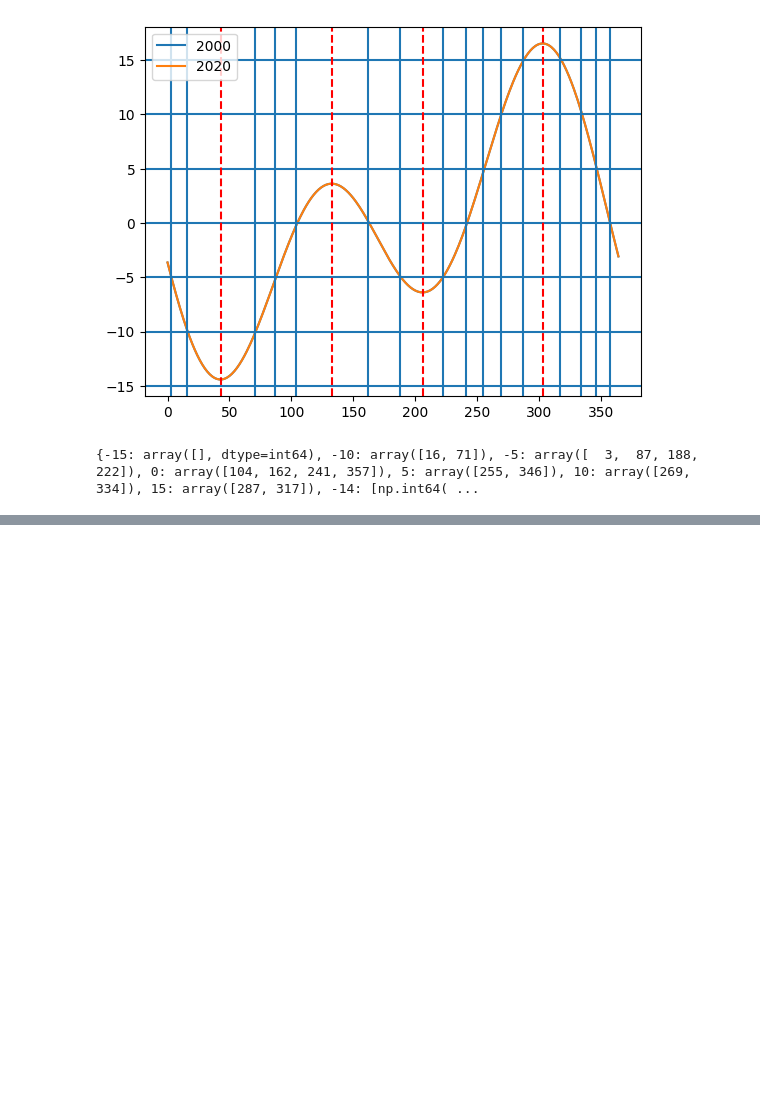
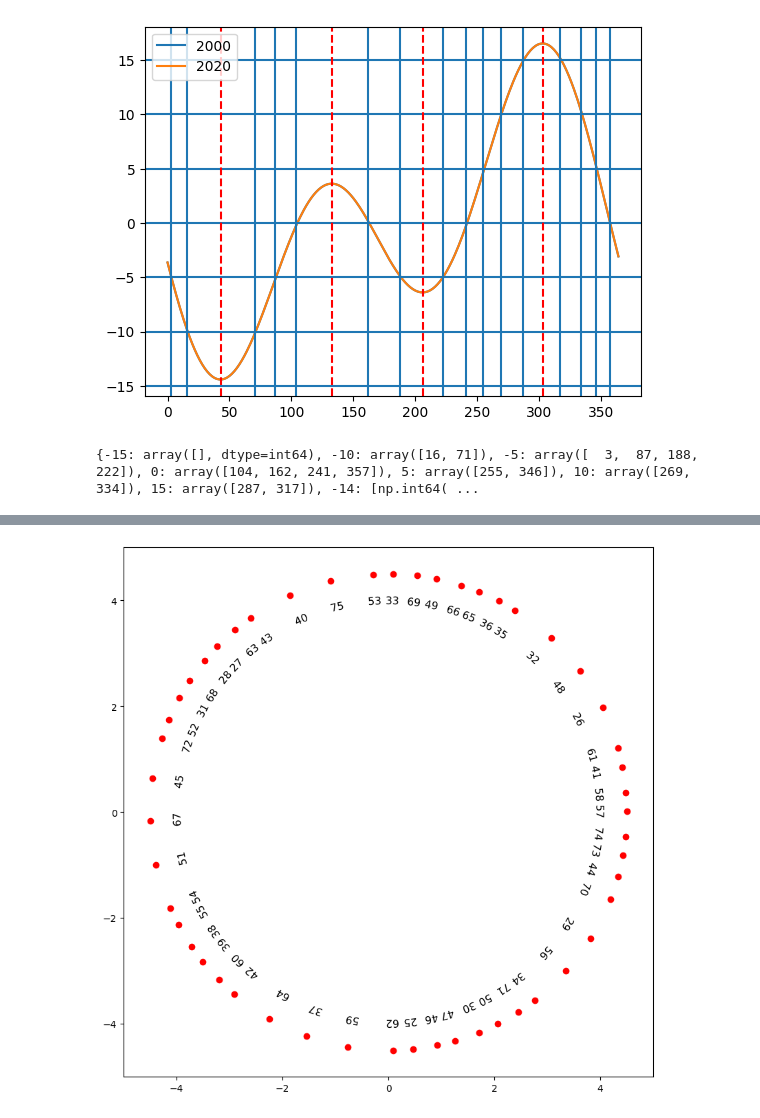
Before and after one commit to Giacomo-Menegatti/HARey_constellations_cards, a Jupyter notebook: curved.ipynb, the cells around one changed output, grey strips where cells are left out. Cells and saved outputs as stored; diff of their text form; code cells hidden in the pictures; blank space fills up the shorter version.

```diff
--- a/curved.ipynb
+++ b/curved.ipynb
@@ -345,0 +452,13 @@ ecliptic2radec(60,0)
+# %%
+k = 5
+fig, ax = plt.subplots(figsize=(10,10))
+ax.set_xlim(-5,5)
+ax.set_ylim(-5,5)
+ax.set_aspect('equal')
+
+for i, year in enumerate(new_moons):
+    a = (new_moons[year] + k*i*29.53)/365.25 * 2*np.pi
+    ax.plot(4.5*np.sin(a), 4.5*np.cos(a), 'ro')
+    curved_text(ax, f'{year%100}', r = 4, angle_offset=a, font_size=0.2)
+# %% [output]
+[figure, added]
```
Also changed, not shown: parts of 12 cells of this notebook, 5 other files.
